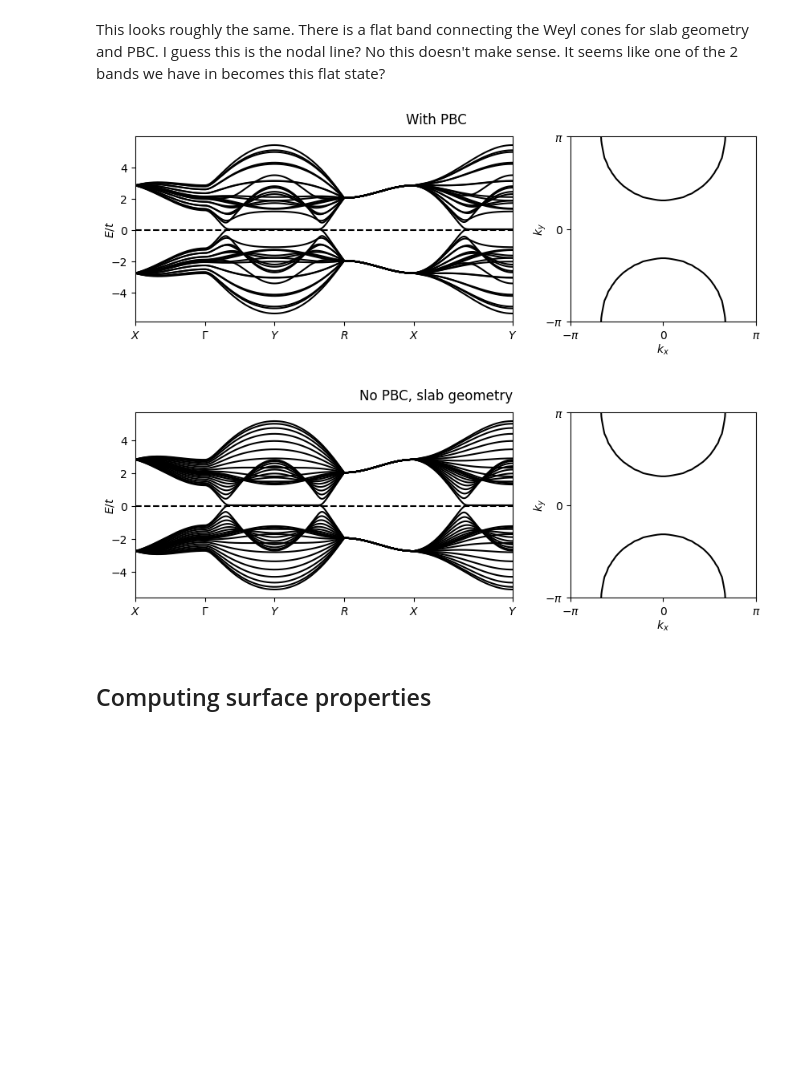
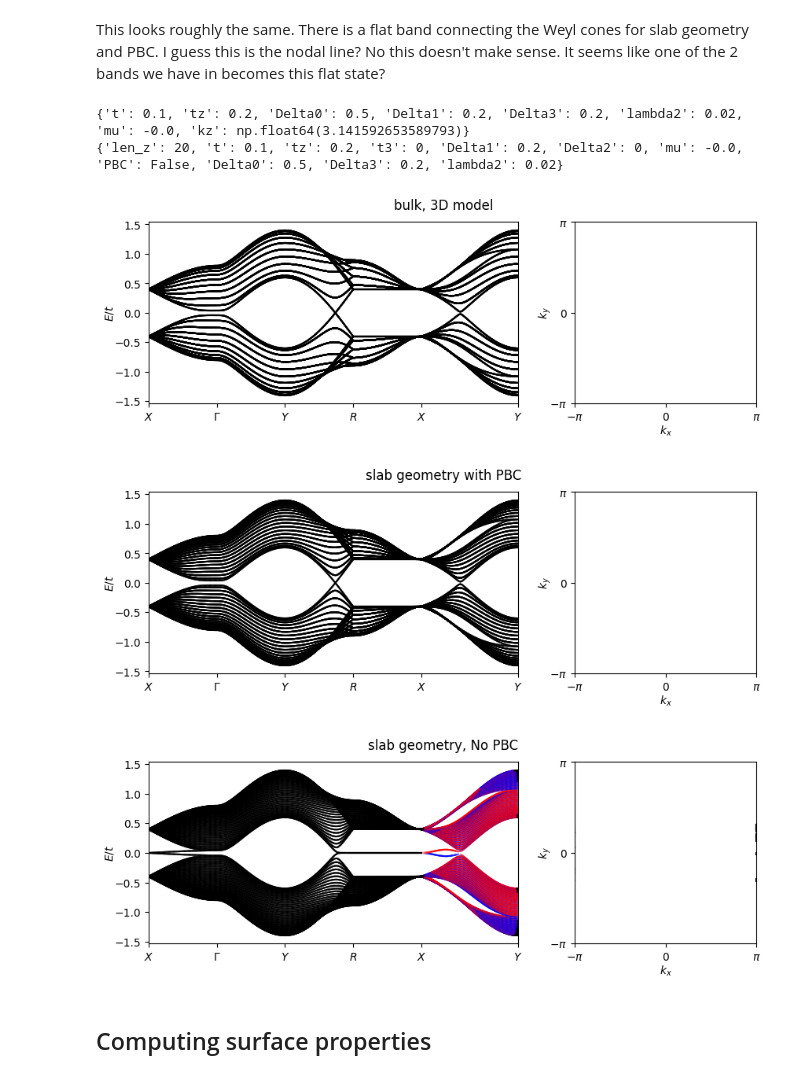
Before and after one commit to dpreuo/alter_surf, a Jupyter notebook: Weyl_CuMnAs.ipynb, the cells around one changed output. Cells and saved outputs as stored; diff of their text form; code cells hidden in the pictures; blank space fills up the shorter version.

Commit message:
Finalized the Weyl model

```diff
--- a/Weyl_CuMnAs.ipynb
+++ b/Weyl_CuMnAs.ipynb
@@ -118,14 +201,0 @@ H.add_suboperator('orbital',np.array([1,1,-1,-1]))
-# %%
-
-H2D.update_params(dict(t1=0.1, t2=0.5, t3=0.2, Delta_z=1,mu=-0.05,kz=0.1))
-#H.update_params(dict(t1=0.1, t2=0.5, t3=0.2, Delta_z=0.4,mu=-0.0,PBC=False))
-
-labels = ['Y','\Gamma',"X","R","Y",'X']
-labels = ['X','\Gamma',"Y","R","X",'Y']
-coloring_operator = None
-cmap = 'bwr'
-
-
-fig, [ax,ax1] = plt.subplots(1,2,gridspec_kw={'width_ratios': [2,1]},figsize=(10,3))
-plot_bandstruc(ax,H,labels_points_path=labels,cmap=cmap)
-plot_FS(ax1,H,cmap=cmap,Lk=50,print_filling=True)
@@ -161,29 +242,44 @@ for Hparam,ax in zip(Hparam_list, axs):
 # %% [markdown]
 This looks roughly the same. There is a flat band connecting the Weyl cones for slab geometry and PBC. I guess this is the nodal line? No this doesn't make sense. It seems like one of the 2 bands we have in becomes this flat state?
 # %%
-H.update_params(dict(t1=0.1, t2=0.5, t3=0.2, Delta_z=1,mu=-0.05,))
+Hparam = Hparam0.copy()
+
+H2D.update_params(Hparam)
+H.update_params(Hparam)
+
+print(H2D.param)
+print(H.param)
 
 labels = ['X','\Gamma',"Y","R","X",'Y']
 coloring_operator = None
 cmap = 'bwr'
 
+#2D model
+fig, [ax,ax1] = plt.subplots(1,2,gridspec_kw={'width_ratios': [2,1]},figsize=(10,3))
+fig.suptitle('bulk, 3D model')
+for kz in np.linspace(-2*np.pi,2*np.pi,H.param['len_z'],endpoint=False):
+    H2D.update_params(dict(kz=kz))
+    plot_bandstruc(ax,H2D,labels_points_path=labels,cmap=cmap,coloring_operator=H2D.operator.spin)
+    plot_FS(ax1,H2D,cmap=cmap,coloring_operator=H2D.operator.spin,Lk=50,)
+
 #with PBC
 H.update_params(dict(PBC=True))
-
 fig, [ax,ax1] = plt.subplots(1,2,gridspec_kw={'width_ratios': [2,1]},figsize=(10,3))
-fig.suptitle('With PBC')
-plot_bandstruc(ax,H,labels_points_path=labels,cmap=cmap)
-plot_FS(ax1,H,cmap=cmap,Lk=50,)
+fig.suptitle('slab geometry with PBC')
+plot_bandstruc(ax,H,labels_points_path=labels,cmap=cmap,coloring_operator=H.operator.spin)
+plot_FS(ax1,H,cmap=cmap,coloring_operator=H.operator.spin,Lk=50,)
 
 #without PBC
 H.update_params(dict(PBC=False))
-
 fig, [ax,ax1] = plt.subplots(1,2,gridspec_kw={'width_ratios': [2,1]},figsize=(10,3))
-fig.suptitle('No PBC, slab geometry')
-plot_bandstruc(ax,H,labels_points_path=labels,cmap=cmap)
-plot_FS(ax1,H,cmap=cmap,Lk=50,)
+fig.suptitle('slab geometry, No PBC')
+plot_bandstruc(ax,H,labels_points_path=labels,cmap=cmap,coloring_operator=H.operator.spin)
+plot_FS(ax1,H,cmap=cmap,coloring_operator=H.operator.spin,Lk=50,)
 # %% [output]
+{'t': 0.1, 'tz': 0.2, 'Delta0': 0.5, 'Delta1': 0.2, 'Delta3': 0.2, 'lambda2': 0.02, 'mu': -0.0, 'kz': np.float64(3.141592653589793)}
+{'len_z': 20, 't': 0.1, 'tz': 0.2, 't3': 0, 'Delta1': 0.2, 'Delta2': 0, 'mu': -0.0, 'PBC': False, 'Delta0': 0.5, 'Delta3': 0.2, 'lambda2': 0.02}
-[figure, old version]
+[figure, new version]
-[figure, old version]
+[figure, new version]
+[figure, added]
 # %% [markdown]
 ## Computing surface properties
```
Also changed, not shown: parts of 12 cells of this notebook, 8 other files.
